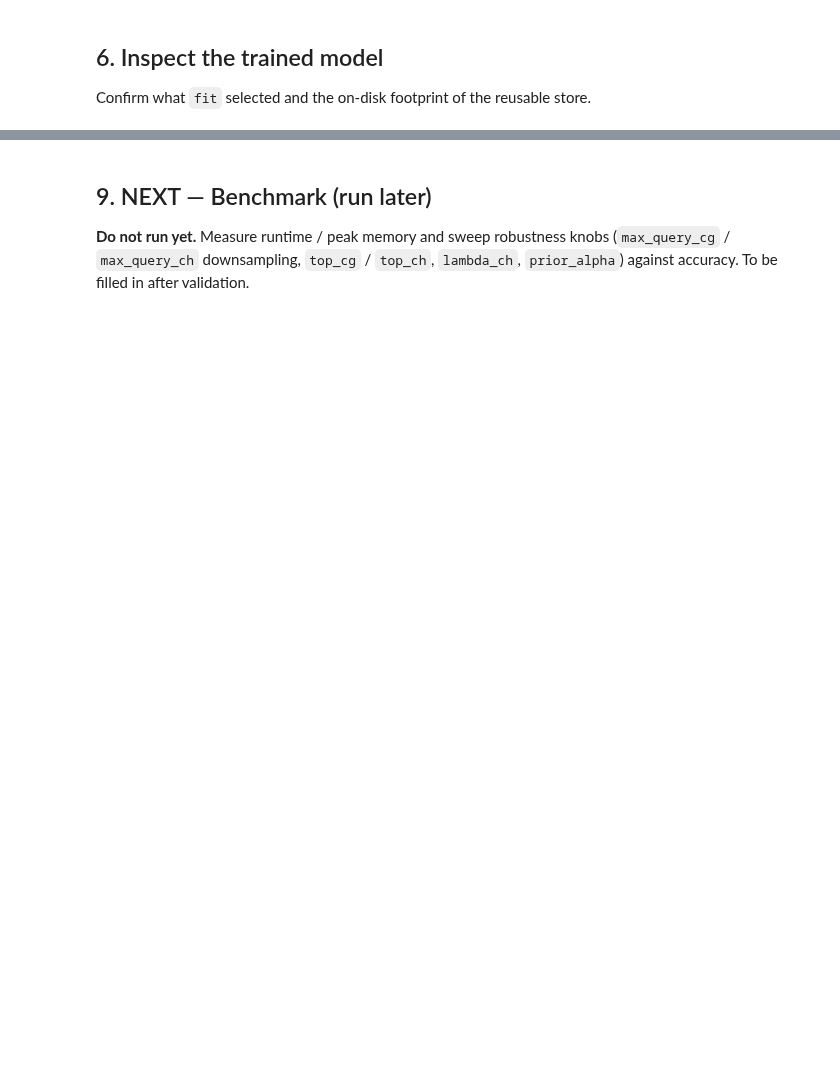
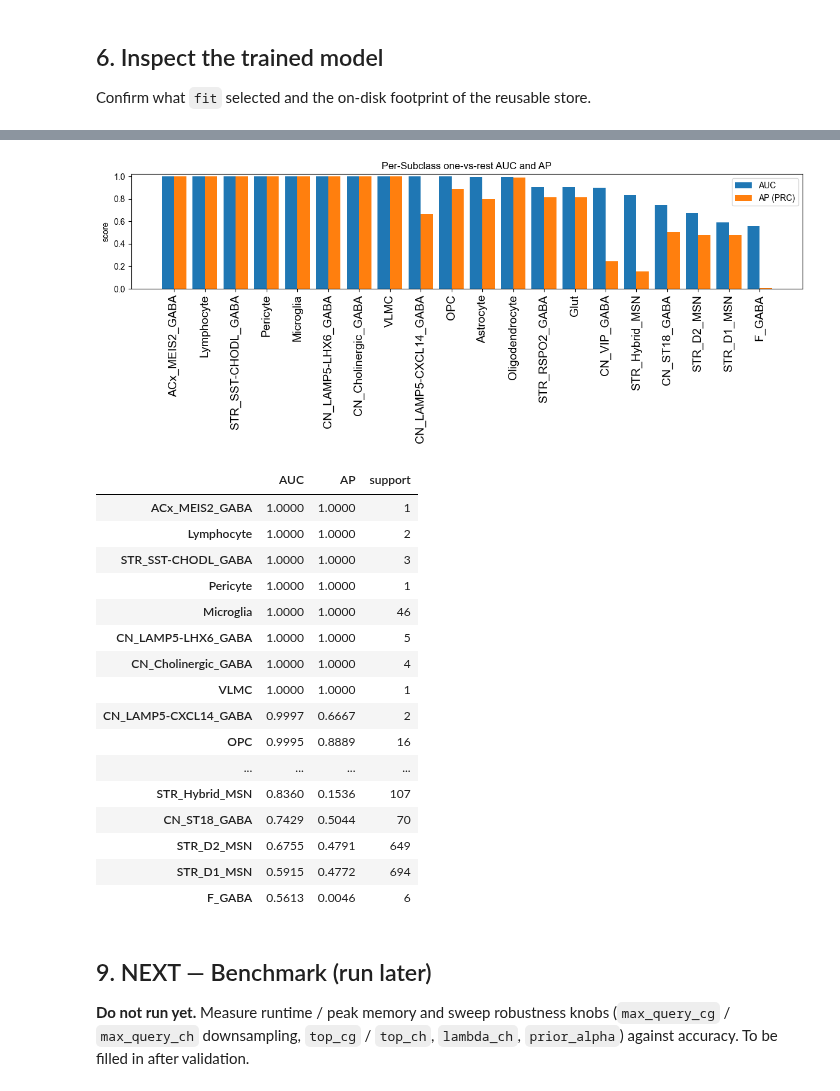
Before and after one commit to DingWB/cytozip, a Jupyter notebook: notebooks/predict_cell_type_tutorial.ipynb, the cells around one changed output, grey strips where cells are left out. Cells and saved outputs as stored; diff of their text form; code cells hidden in the pictures; blank space fills up the shorter version.

```diff
--- a/notebooks/predict_cell_type_tutorial.ipynb
+++ b/notebooks/predict_cell_type_tutorial.ipynb
@@ -205,3 +394,44 @@ matrix. To be filled in when the labelled query set is provided.
+# %%
+# --- per-LEVEL one-vs-rest AUC / AP bars --------------------------------
+support = pd.Series(y_true).value_counts().reindex(present).fillna(0).astype(int)
+per = pd.DataFrame({
+    'AUC': [roc_auc[i] for i in range(n_cls)],
+    'AP':  [ap[i] for i in range(n_cls)],
+    'support': support.values,
+}, index=present).sort_values('AUC', ascending=False)
+
+fig, ax = plt.subplots(figsize=(12, 5))
+x = np.arange(len(per))
+ax.bar(x - 0.2, per['AUC'], width=0.4, label='AUC', color='C0')
+ax.bar(x + 0.2, per['AP'], width=0.4, label='AP (PRC)', color='C1')
+ax.set_xticks(x); ax.set_xticklabels(per.index, rotation=90, fontsize=14)
+ax.set_ylim(0, 1.02); ax.set_ylabel('score')
+ax.set_title(f'Per-{LEVEL} one-vs-rest AUC and AP')
+ax.legend()
+fig.tight_layout()
+fig.savefig(os.path.join(FIG_DIR, 'm3c_per_class_auc_ap.pdf'))
+plt.show()
+
+per.round(4)
+# %% [output]
+[figure, added]
+|  | AUC | AP | support |
+| ACx_MEIS2_GABA | 1.0000 | 1.0000 | 1 |
+| Lymphocyte | 1.0000 | 1.0000 | 2 |
+| STR_SST-CHODL_GABA | 1.0000 | 1.0000 | 3 |
+| Pericyte | 1.0000 | 1.0000 | 1 |
+| Microglia | 1.0000 | 1.0000 | 46 |
+| CN_LAMP5-LHX6_GABA | 1.0000 | 1.0000 | 5 |
+| CN_Cholinergic_GABA | 1.0000 | 1.0000 | 4 |
+| VLMC | 1.0000 | 1.0000 | 1 |
+| CN_LAMP5-CXCL14_GABA | 0.9997 | 0.6667 | 2 |
+| OPC | 0.9995 | 0.8889 | 16 |
+| ... | ... | ... | ... |
+| STR_Hybrid_MSN | 0.8360 | 0.1536 | 107 |
+| CN_ST18_GABA | 0.7429 | 0.5044 | 70 |
+| STR_D2_MSN | 0.6755 | 0.4791 | 649 |
+| STR_D1_MSN | 0.5915 | 0.4772 | 694 |
+| F_GABA | 0.5613 | 0.0046 | 6 |
 # %% [markdown]
 ## 9. NEXT — Benchmark (run later)
 
```
Also changed, not shown: parts of 18 cells of this notebook, 4 other files.
